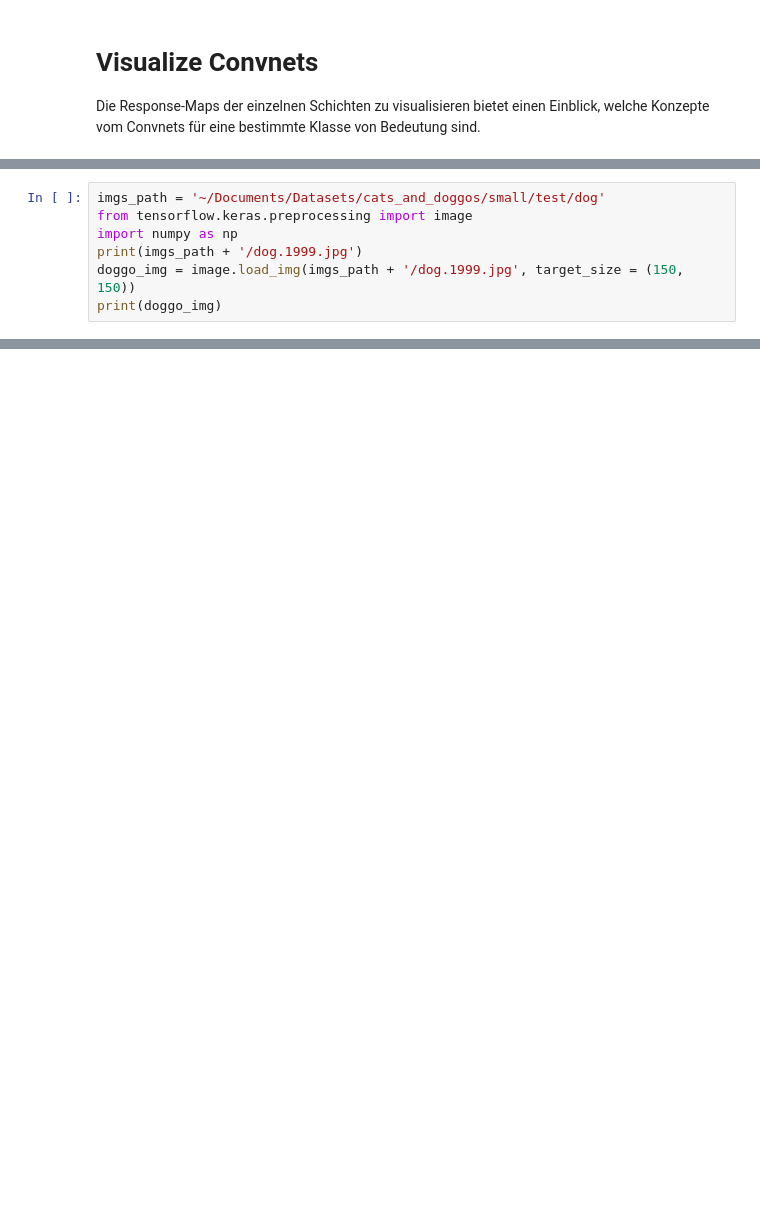
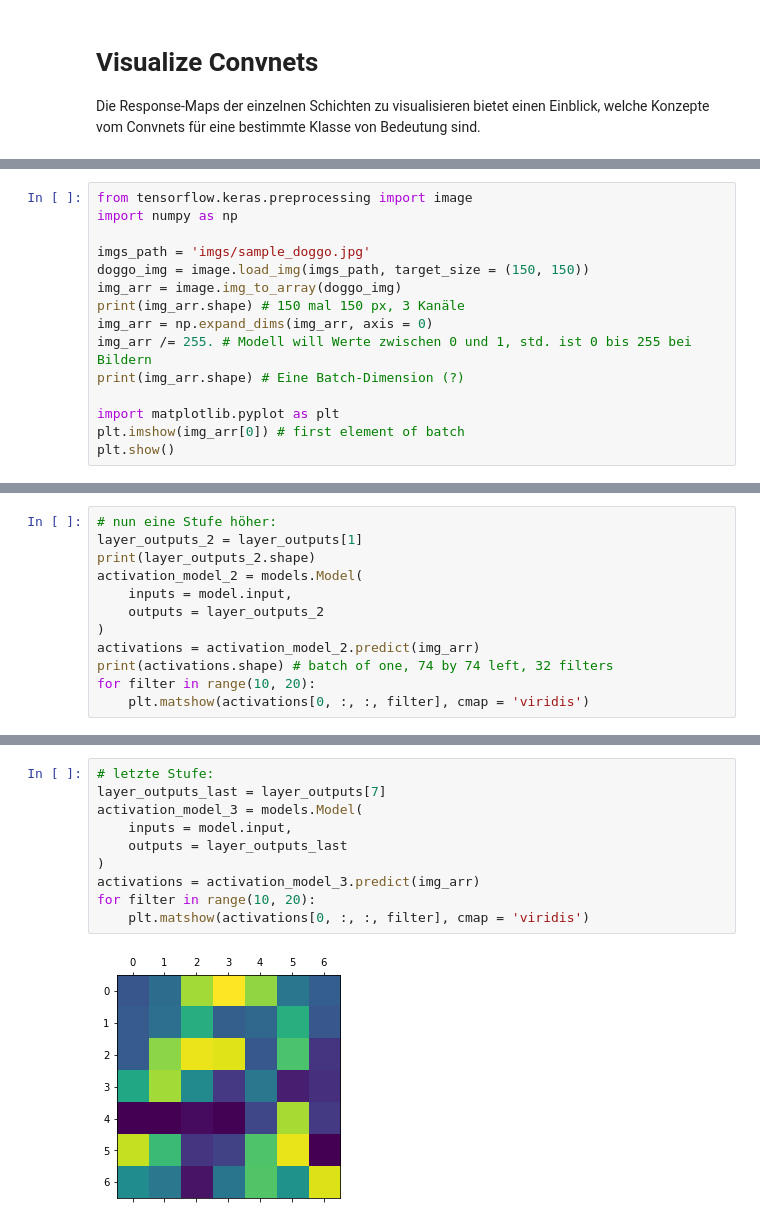
Before and after one commit to Dominik-Hillmann/deep-learning-book, a Jupyter notebook: Chap_5_3-Visualize_Convnets.ipynb, the cells around one changed output, grey strips where cells are left out. Cells and saved outputs as stored; diff of their text form; blank space fills up the shorter version.

```diff
--- a/Chap_5_3-Visualize_Convnets.ipynb
+++ b/Chap_5_3-Visualize_Convnets.ipynb
@@ -28,10 +28,3 @@ Total params: 3,453,121
 Trainable params: 3,453,121
 Non-trainable params: 0
 _________________________________________________________________
-# %%
-imgs_path = '~/Documents/Datasets/cats_and_doggos/small/test/dog'
-from tensorflow.keras.preprocessing import image
-import numpy as np
-print(imgs_path + '/dog.1999.jpg')
-doggo_img = image.load_img(imgs_path + '/dog.1999.jpg', target_size = (150, 150))
-print(doggo_img)
@@ -40,0 +31,15 @@ FileNotFoundError: [Errno 2] No such file or directory: '~/Documents/Datasets/ca
+# %%
+from tensorflow.keras.preprocessing import image
+import numpy as np
+
+imgs_path = 'imgs/sample_doggo.jpg'
+doggo_img = image.load_img(imgs_path, target_size = (150, 150))
+img_arr = image.img_to_array(doggo_img)
+print(img_arr.shape) # 150 mal 150 px, 3 Kanäle
+img_arr = np.expand_dims(img_arr, axis = 0)
+img_arr /= 255. # Modell will Werte zwischen 0 und 1, std. ist 0 bis 255 bei Bildern
+print(img_arr.shape) # Eine Batch-Dimension (?)
+
+import matplotlib.pyplot as plt
+plt.imshow(img_arr[0]) # first element of batch
+plt.show()
@@ -40,0 +101,12 @@ FileNotFoundError: [Errno 2] No such file or directory: '~/Documents/Datasets/ca
+# %%
+# nun eine Stufe höher:
+layer_outputs_2 = layer_outputs[1]
+print(layer_outputs_2.shape)
+activation_model_2 = models.Model(
+    inputs = model.input,
+    outputs = layer_outputs_2
+)
+activations = activation_model_2.predict(img_arr)
+print(activations.shape) # batch of one, 74 by 74 left, 32 filters
+for filter in range(10, 20):
+    plt.matshow(activations[0, :, :, filter], cmap = 'viridis')
@@ -40,0 +126,12 @@ FileNotFoundError: [Errno 2] No such file or directory: '~/Documents/Datasets/ca
+# %%
+# letzte Stufe:
+layer_outputs_last = layer_outputs[7]
+activation_model_3 = models.Model(
+    inputs = model.input,
+    outputs = layer_outputs_last
+)
+activations = activation_model_3.predict(img_arr)
+for filter in range(10, 20):
+    plt.matshow(activations[0, :, :, filter], cmap = 'viridis')
+# %% [output]
+[figure, added]
```
Also changed, not shown: parts of 11 cells of this notebook, 2 other files.
